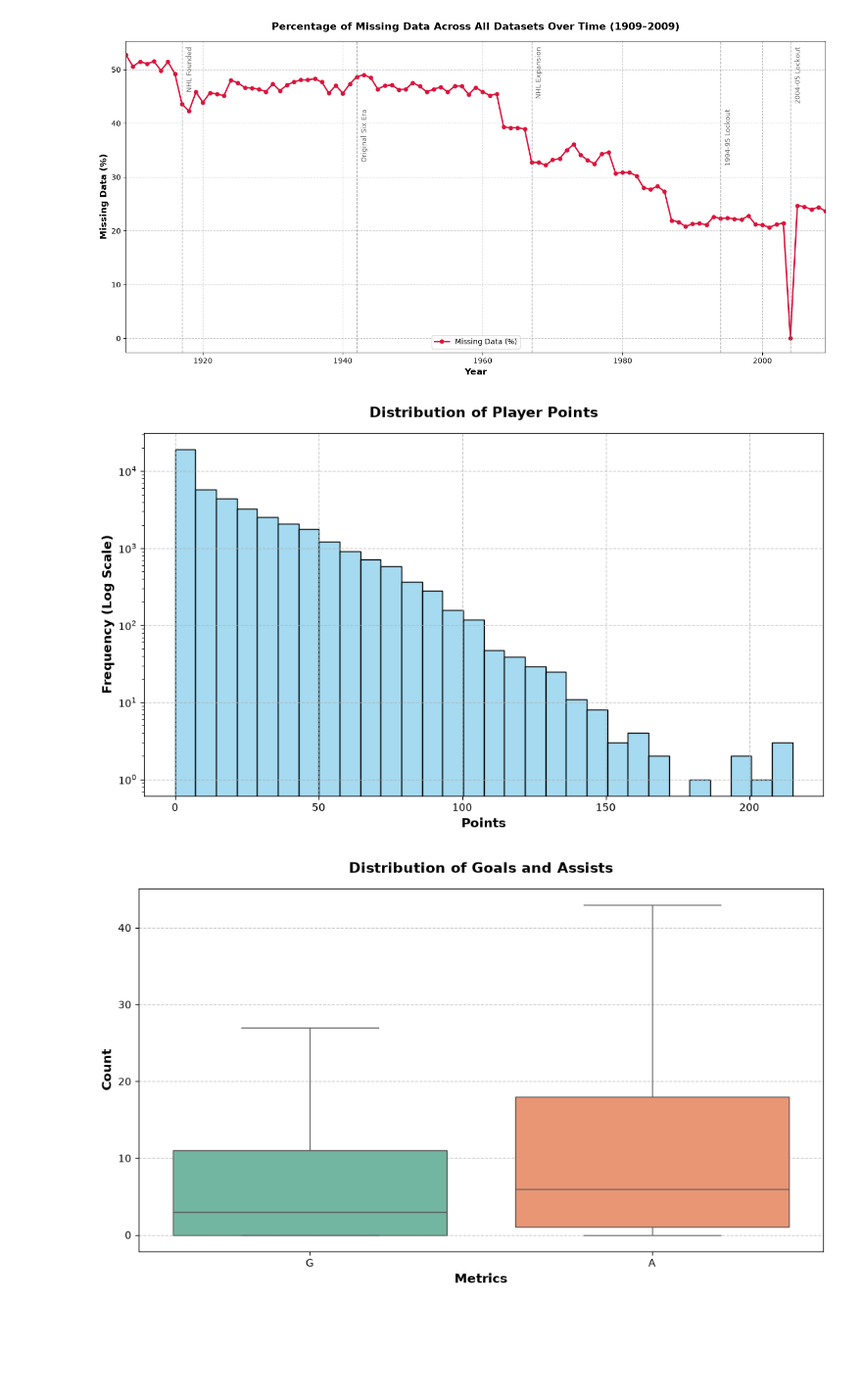
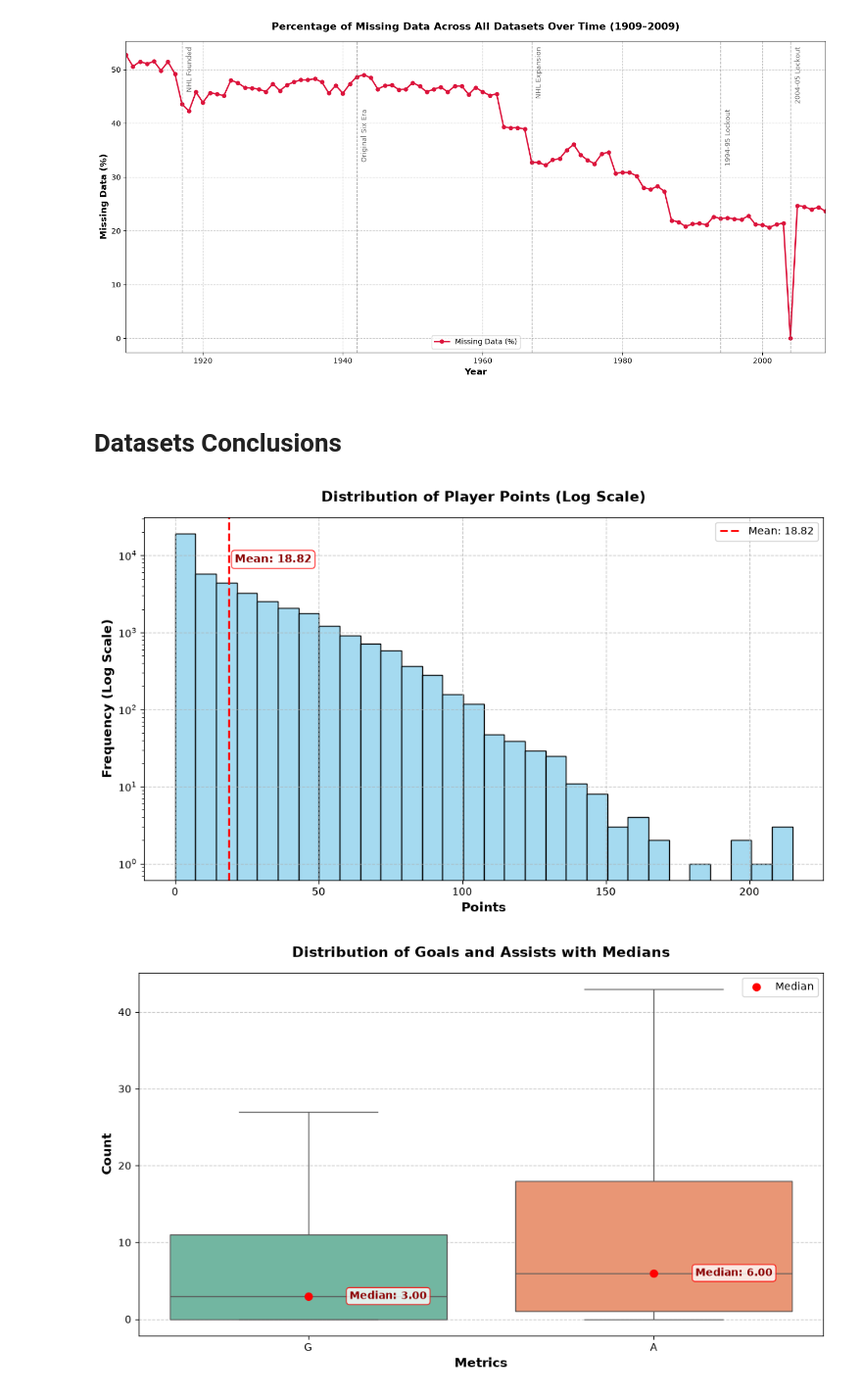
Before and after one commit to tmvmonteiro/AC-Project, a Jupyter notebook: exploration.ipynb, the cells around one changed output. Shown at 98% size. Saved outputs shown, nothing was run; the diff lists cells and outputs as text; code cells hidden in the pictures; blank space fills up the shorter version.

Commit message:
more plots

```diff
--- a/exploration.ipynb
+++ b/exploration.ipynb
@@ -236,6 +236,8 @@ else:
 [figure]
 Successfully processed temporal data for 21 datasets.
 [figure]
+# %% [markdown]
+# Datasets Conclusions
 # %%
 # Scoring Exploration
 
@@ -243,39 +245,82 @@ df_scoring = datasets['Scoring']
 
 # Player Points
 
+pts_clean = df_scoring['Pts'].dropna()
+mean_val = pts_clean.mean()
+
 plt.figure(figsize=(10, 6))
+ax = plt.gca()
 
 sns.histplot(
-    df_scoring['Pts'].dropna(),
+    pts_clean,
     bins=30,
     color='skyblue',
-    edgecolor='black'
+    edgecolor='black',
+    ax=ax
 )
 
-plt.yscale('log')
-plt.title('Distribution of Player Points', fontsize=14, fontweight='bold', pad=15)
+ax.axvline(
+    mean_val,
+    color='red',
+    linestyle='--',
+    linewidth=2,
+    label=f'Mean: {mean_val:.2f}'
+)
+
+ax.text(
+    mean_val + 2,
+    ax.get_ylim()[1] * 0.4,
+    f'Mean: {mean_val:.2f}',
+    color='darkred',
+    fontweight='bold',
+    fontsize=11,
+    bbox=dict(boxstyle='round,pad=0.3', facecolor='white', edgecolor='red', alpha=0.8)
+)
+
+ax.set_yscale('log')
+plt.title('Distribution of Player Points (Log Scale)', fontsize=14, fontweight='bold', pad=15)
 plt.xlabel('Points', fontsize=12, fontweight='bold')
 plt.ylabel('Frequency (Log Scale)', fontsize=12, fontweight='bold')
 plt.grid(True, linestyle='--', alpha=0.7)
 
+plt.legend(loc='upper right')
+
 plt.tight_layout()
 plt.show()
-
 
 # Goals and Assists
 
 plt.figure(figsize=(10, 6))
 
-sns.boxplot(
+ax = sns.boxplot(
     data=df_scoring[['G', 'A']],
     palette='Set2',
     showfliers=False
 )
 
-plt.title('Distribution of Goals and Assists', fontsize=14, fontweight='bold', pad=15)
+medians = df_scoring[['G', 'A']].median()
+
+for i, col in enumerate(['G', 'A']):
+    median_val = medians[col]
+
+    ax.scatter(i, median_val, color='red', zorder=5, s=50, label='Median' if i == 0 else "")
+
+    ax.text(
+        i + 0.12, median_val,
+        f'Median: {median_val:.2f}',
+        color='darkred',
+        fontweight='bold',
+        va='center',
+        fontsize=10,
+        bbox=dict(boxstyle='round,pad=0.3', facecolor='white', edgecolor='red', alpha=0.8)
+    )
+
+plt.title('Distribution of Goals and Assists with Medians', fontsize=14, fontweight='bold', pad=15)
 plt.xlabel('Metrics', fontsize=12, fontweight='bold')
 plt.ylabel('Count', fontsize=12, fontweight='bold')
 plt.grid(axis='y', linestyle='--', alpha=0.7)
+
+plt.legend(loc='upper right')
 
 plt.tight_layout()
 plt.show()
@@ -287,35 +332,38 @@ plt.figure(figsize=(10, 6))
 
 sns.ecdfplot(
     data=df_scoring,
     x='Pts',
     color='purple',
     linewidth=2
 )
 
-# Added 0 and 25 points to the loop
+# Added 0, 25, 50, and 100 points
 for points in [0, 25, 50, 100]:
     percentage = (df_scoring['Pts'].dropna() <= points).mean() * 100
 
     plt.axvline(points, color='grey', linestyle='--', alpha=0.7)
     plt.axhline(percentage / 100, color='grey', linestyle=':', alpha=0.7)
 
     plt.annotate(
         f'{points} pts: {percentage:.1f}%',
         xy=(points, percentage / 100),
-        xytext=(8, 8),
+        xytext=(10, 5),
         textcoords='offset points',
-        fontsize=9
+        fontsize=9,
+        fontweight='bold',
+        color='purple',
+        bbox=dict(boxstyle='round,pad=0.3', facecolor='white', edgecolor='purple', alpha=0.8)
     )
 
 plt.gca().yaxis.set_major_formatter(mtick.PercentFormatter(1.0))
 
 plt.title('Cumulative Distribution of Player Points (Goals + Assists)', fontsize=14, fontweight='bold', pad=15)
 plt.xlabel('Points', fontsize=12, fontweight='bold')
 plt.ylabel('Cumulative Percentage (%)', fontsize=12, fontweight='bold')
 plt.grid(True, linestyle='--', alpha=0.7)
 
 plt.tight_layout()
 plt.show()
 # %% [output]
-[figure, old version]
+[figure, new version]
-[figure, old version]
+[figure, new version]
```
Also changed, not shown: parts of 3 cells of this notebook.
